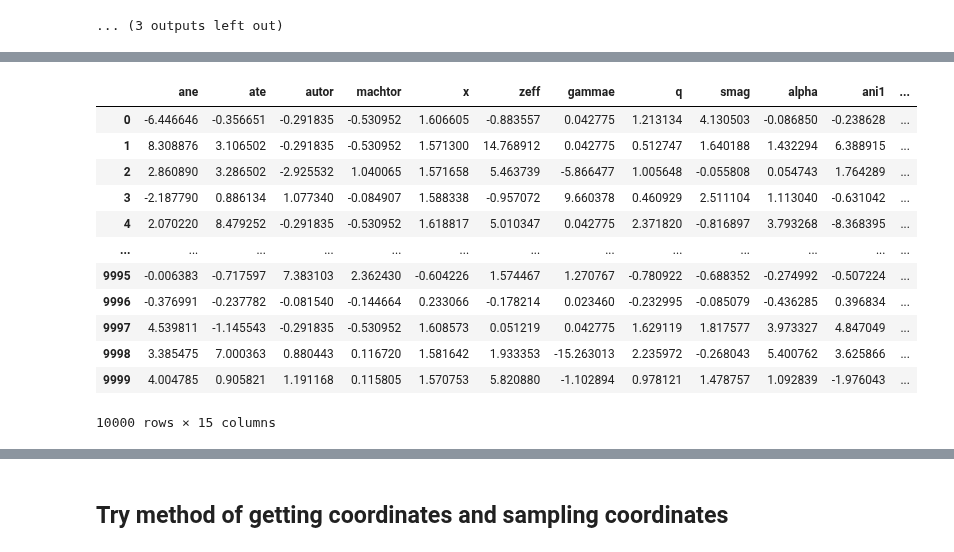
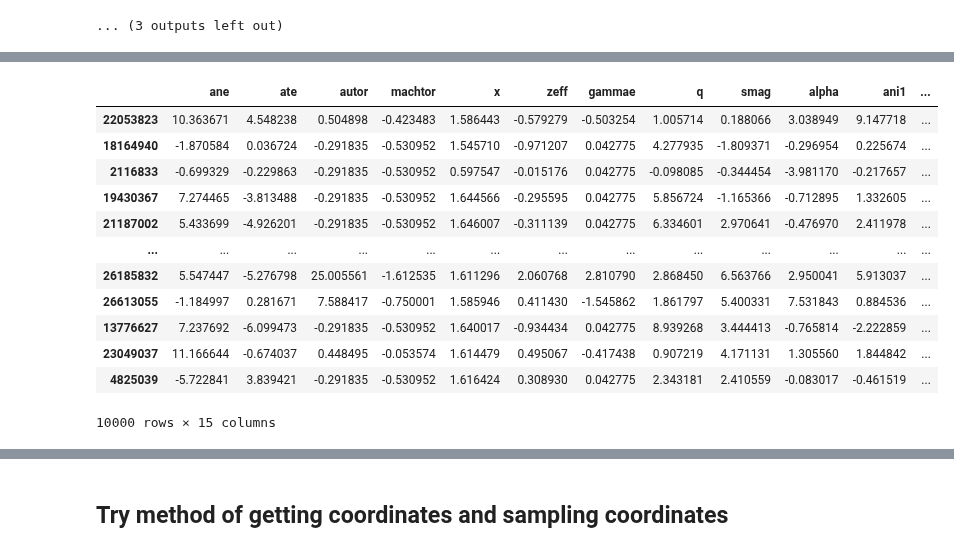
Before and after one commit to zcapjdb/UKAEAGroupProject, a Jupyter notebook: src/notebooks/flatten.ipynb, the cells around one changed output, grey strips where cells are left out. Drawn from its saved outputs; the diff is of its cells as text; code cells hidden in the pictures.

```diff
--- a/src/notebooks/flatten.ipynb
+++ b/src/notebooks/flatten.ipynb
@@ -282,4 +291,21 @@ encoder = model.encoder
+# %%
+keys = train_keys + ['efiitg_gb']
+train_data = train_data[keys]
+validation_data = validation_data[keys].sample(100_000)
+
+train_data = train_data.dropna()
+validation_data = validation_data.dropna()
+# %%
+scaler = StandardScaler()
+scaler.fit(train_data);
+
+train_data = pd.DataFrame(scaler.transform(train_data), columns = keys, index = train_data.index)
+
+target = train_data['efiitg_gb']
+train_data = train_data.drop(columns = ['efiitg_gb'])
 # %%
+train_data_array = train_data.values
+index_array = train_data.index.values
 train_tensor = torch.tensor(train_data_array, dtype = torch.float32)
 
 encoded_points = encoder(train_tensor)
@@ -331,7 +357,7 @@ def get_points_in_bin(bin_list, n_points = 10):
                 sampled_index = bin_lists[bin_number][np.random.randint(0, bin_length)]
 
                 # check if point is already sampled
-                if sampled not in points:
+                if sampled not in index:
                     sampled = True
 
         index.append(sampled_index)
@@ -350,18 +376,18 @@ print(np.mean(counts))
 # %%
 sampled_values = train_data_array[indices]
-sampled_df = pd.DataFrame(sampled_values, columns = train_keys)
+sampled_df = pd.DataFrame(sampled_values, columns = train_keys, index = index_array[indices])
 sampled_df
 # %% [output]
 |  | ane | ate | autor | machtor | x | zeff | gammae | q | smag | alpha | ani1 | ... |
-| 0 | -6.446646 | -0.356651 | -0.291835 | -0.530952 | 1.606605 | -0.883557 | 0.042775 | 1.213134 | 4.130503 | -0.086850 | -0.238628 | ... |
-| 1 | 8.308876 | 3.106502 | -0.291835 | -0.530952 | 1.571300 | 14.768912 | 0.042775 | 0.512747 | 1.640188 | 1.432294 | 6.388915 | ... |
-| 2 | 2.860890 | 3.286502 | -2.925532 | 1.040065 | 1.571658 | 5.463739 | -5.866477 | 1.005648 | -0.055808 | 0.054743 | 1.764289 | ... |
-| 3 | -2.187790 | 0.886134 | 1.077340 | -0.084907 | 1.588338 | -0.957072 | 9.660378 | 0.460929 | 2.511104 | 1.113040 | -0.631042 | ... |
-| 4 | 2.070220 | 8.479252 | -0.291835 | -0.530952 | 1.618817 | 5.010347 | 0.042775 | 2.371820 | -0.816897 | 3.793268 | -8.368395 | ... |
+| 22053823 | 10.363671 | 4.548238 | 0.504898 | -0.423483 | 1.586443 | -0.579279 | -0.503254 | 1.005714 | 0.188066 | 3.038949 | 9.147718 | ... |
+| 18164940 | -1.870584 | 0.036724 | -0.291835 | -0.530952 | 1.545710 | -0.971207 | 0.042775 | 4.277935 | -1.809371 | -0.296954 | 0.225674 | ... |
+| 2116833 | -0.699329 | -0.229863 | -0.291835 | -0.530952 | 0.597547 | -0.015176 | 0.042775 | -0.098085 | -0.344454 | -3.981170 | -0.217657 | ... |
+| 19430367 | 7.274465 | -3.813488 | -0.291835 | -0.530952 | 1.644566 | -0.295595 | 0.042775 | 5.856724 | -1.165366 | -0.712895 | 1.332605 | ... |
+| 21187002 | 5.433699 | -4.926201 | -0.291835 | -0.530952 | 1.646007 | -0.311139 | 0.042775 | 6.334601 | 2.970641 | -0.476970 | 2.411978 | ... |
 | ... | ... | ... | ... | ... | ... | ... | ... | ... | ... | ... | ... | ... |
-| 9995 | -0.006383 | -0.717597 | 7.383103 | 2.362430 | -0.604226 | 1.574467 | 1.270767 | -0.780922 | -0.688352 | -0.274992 | -0.507224 | ... |
-| 9996 | -0.376991 | -0.237782 | -0.081540 | -0.144664 | 0.233066 | -0.178214 | 0.023460 | -0.232995 | -0.085079 | -0.436285 | 0.396834 | ... |
-| 9997 | 4.539811 | -1.145543 | -0.291835 | -0.530952 | 1.608573 | 0.051219 | 0.042775 | 1.629119 | 1.817577 | 3.973327 | 4.847049 | ... |
-| 9998 | 3.385475 | 7.000363 | 0.880443 | 0.116720 | 1.581642 | 1.933353 | -15.263013 | 2.235972 | -0.268043 | 5.400762 | 3.625866 | ... |
-| 9999 | 4.004785 | 0.905821 | 1.191168 | 0.115805 | 1.570753 | 5.820880 | -1.102894 | 0.978121 | 1.478757 | 1.092839 | -1.976043 | ... |
+| 26185832 | 5.547447 | -5.276798 | 25.005561 | -1.612535 | 1.611296 | 2.060768 | 2.810790 | 2.868450 | 6.563766 | 2.950041 | 5.913037 | ... |
+| 26613055 | -1.184997 | 0.281671 | 7.588417 | -0.750001 | 1.585946 | 0.411430 | -1.545862 | 1.861797 | 5.400331 | 7.531843 | 0.884536 | ... |
+| 13776627 | 7.237692 | -6.099473 | -0.291835 | -0.530952 | 1.640017 | -0.934434 | 0.042775 | 8.939268 | 3.444413 | -0.765814 | -2.222859 | ... |
+| 23049037 | 11.166644 | -0.674037 | 0.448495 | -0.053574 | 1.614479 | 0.495067 | -0.417438 | 0.907219 | 4.171131 | 1.305560 | 1.844842 | ... |
+| 4825039 | -5.722841 | 3.839421 | -0.291835 | -0.530952 | 1.616424 | 0.308930 | 0.042775 | 2.343181 | 2.410559 | -0.083017 | -0.461519 | ... |
 10000 rows × 15 columns
```
Also changed, not shown: parts of 21 cells of this notebook, 1 other file.
